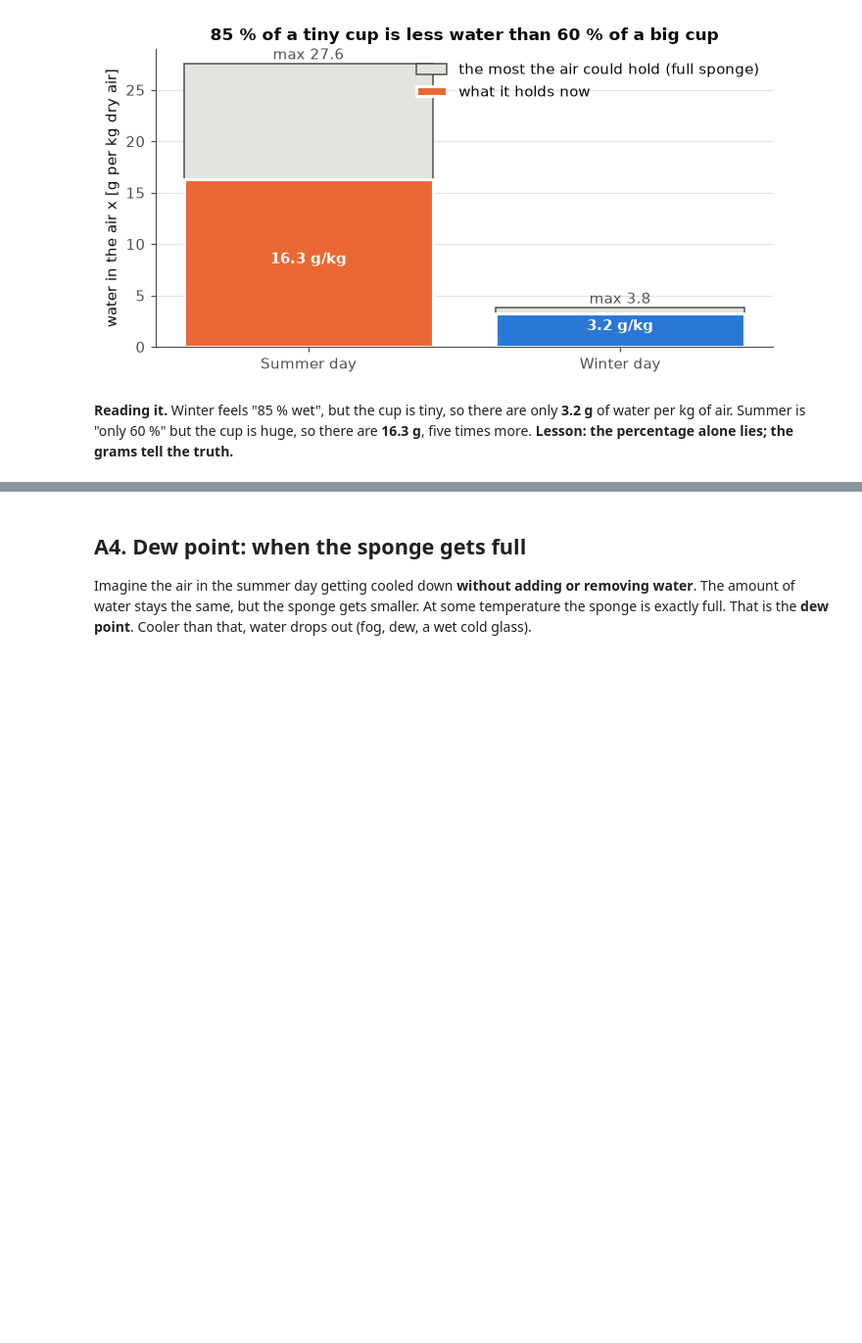
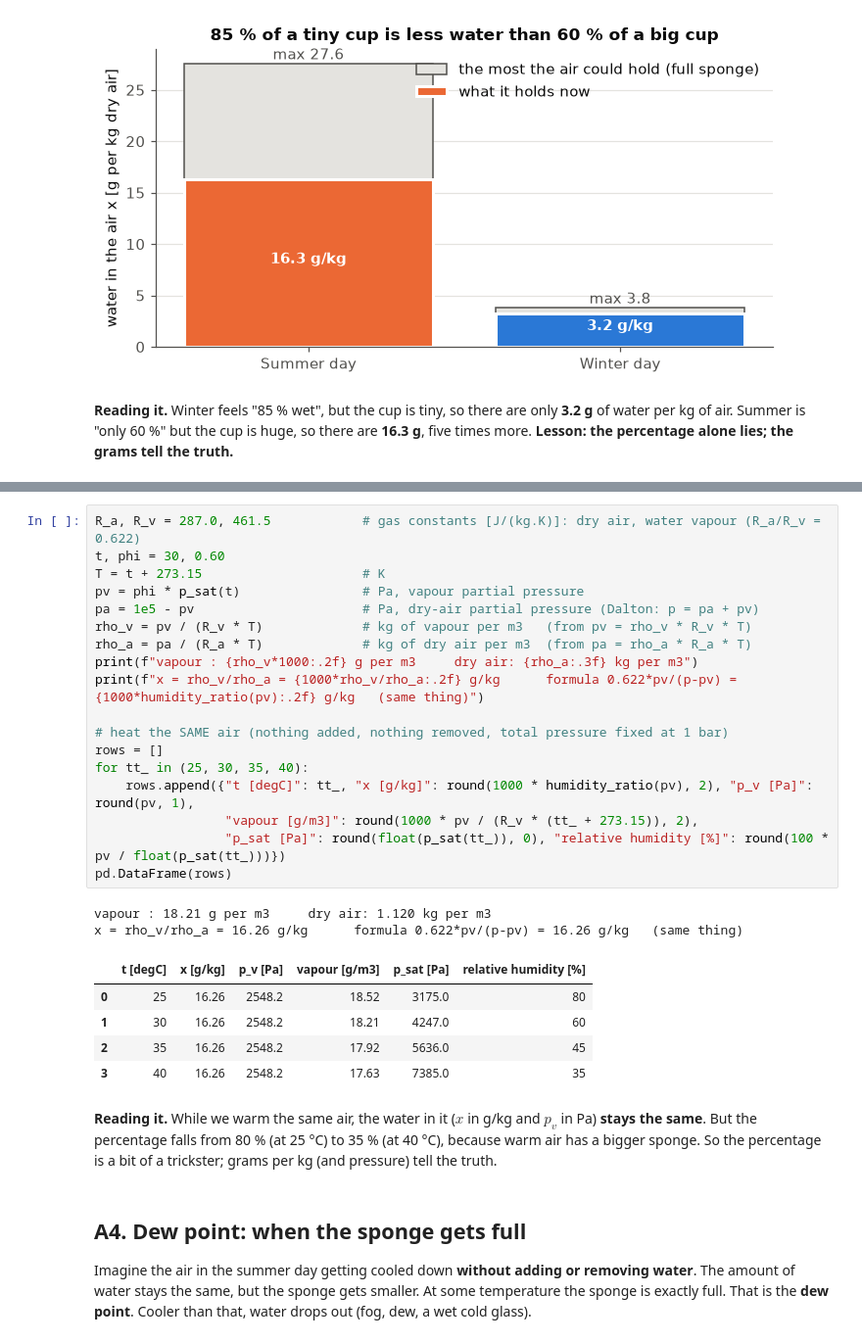
Before and after one commit to mariosakka/human-centric-ai-for-energy-management-labs, a Jupyter notebook: lab-2/explanation-notebooks/lab-2-plus-lecture-challenge/lab-2-in-depth-simple.ipynb, the cells around one changed output, grey strips where cells are left out. Shown at 98% size. Saved outputs shown, nothing was run; the diff lists cells and outputs as text; blank space fills up the shorter version.

```diff
--- a/lab-2/explanation-notebooks/lab-2-plus-lecture-challenge/lab-2-in-depth-simple.ipynb
+++ b/lab-2/explanation-notebooks/lab-2-plus-lecture-challenge/lab-2-in-depth-simple.ipynb
@@ -156,3 +177,31 @@ plt.tight_layout(); plt.show()
+# %%
+R_a, R_v = 287.0, 461.5            # gas constants [J/(kg.K)]: dry air, water vapour (R_a/R_v = 0.622)
+t, phi = 30, 0.60
+T = t + 273.15                     # K
+pv = phi * p_sat(t)                # Pa, vapour partial pressure
+pa = 1e5 - pv                      # Pa, dry-air partial pressure (Dalton: p = pa + pv)
+rho_v = pv / (R_v * T)             # kg of vapour per m3   (from pv = rho_v * R_v * T)
+rho_a = pa / (R_a * T)             # kg of dry air per m3  (from pa = rho_a * R_a * T)
+print(f"vapour : {rho_v*1000:.2f} g per m3     dry air: {rho_a:.3f} kg per m3")
+print(f"x = rho_v/rho_a = {1000*rho_v/rho_a:.2f} g/kg      formula 0.622*pv/(p-pv) = {1000*humidity_ratio(pv):.2f} g/kg   (same thing)")
+
+# heat the SAME air (nothing added, nothing removed, total pressure fixed at 1 bar)
+rows = []
+for tt_ in (25, 30, 35, 40):
+    rows.append({"t [degC]": tt_, "x [g/kg]": round(1000 * humidity_ratio(pv), 2), "p_v [Pa]": round(pv, 1),
+                 "vapour [g/m3]": round(1000 * pv / (R_v * (tt_ + 273.15)), 2),
+                 "p_sat [Pa]": round(float(p_sat(tt_)), 0), "relative humidity [%]": round(100 * pv / float(p_sat(tt_)))})
+pd.DataFrame(rows)
+# %% [output]
+vapour : 18.21 g per m3     dry air: 1.120 kg per m3
+x = rho_v/rho_a = 16.26 g/kg      formula 0.622*pv/(p-pv) = 16.26 g/kg   (same thing)
+|  | t [degC] | x [g/kg] | p_v [Pa] | vapour [g/m3] | p_sat [Pa] | relative humidity [%] |
+| 0 | 25 | 16.26 | 2548.2 | 18.52 | 3175.0 | 80 |
+| 1 | 30 | 16.26 | 2548.2 | 18.21 | 4247.0 | 60 |
+| 2 | 35 | 16.26 | 2548.2 | 17.92 | 5636.0 | 45 |
+| 3 | 40 | 16.26 | 2548.2 | 17.63 | 7385.0 | 35 |
+# %% [markdown]
+**Reading it.** While we warm the same air, the water in it ($x$ in g/kg and $p_v$ in Pa) **stays the same**. But the percentage falls from 80 % (at 25 °C) to 35 % (at 40 °C), because warm air has a bigger sponge. So the percentage is a bit of a trickster; grams per kg (and pressure) tell the truth.
 # %% [markdown]
 ## A4. Dew point: when the sponge gets full
 
```
Also changed, not shown: parts of 11 cells of this notebook, 1 other file.
